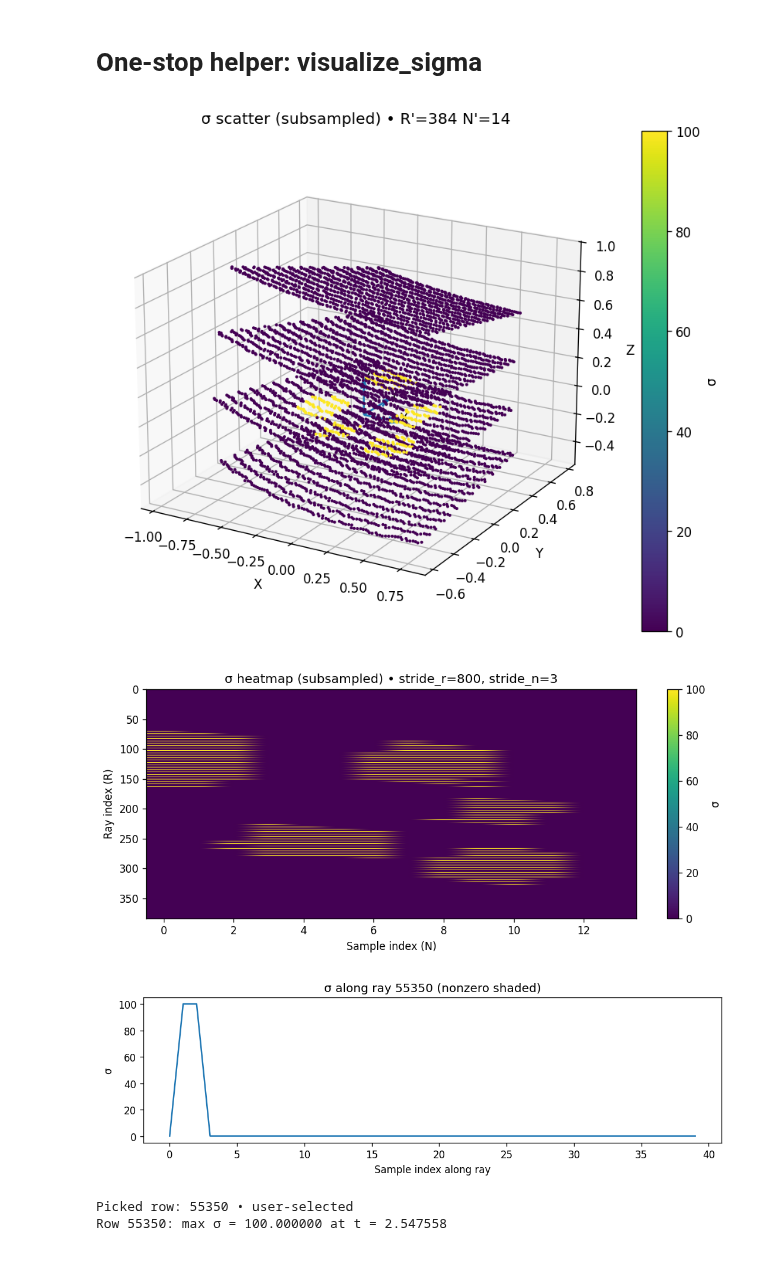
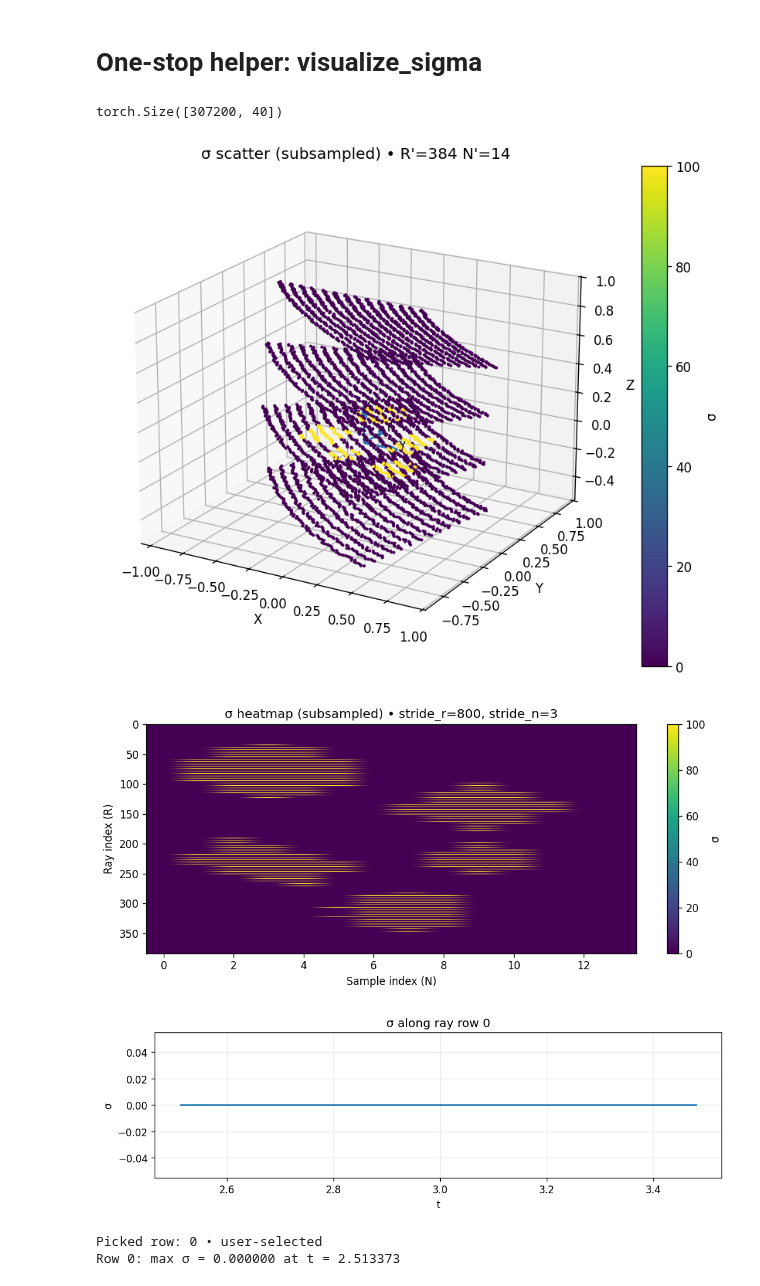
Before and after one commit to WikiGenius/nerf-lab, a Jupyter notebook: examples/demo_data_io/run_first_experiment_load.ipynb, the cells around one changed output. Saved outputs shown, nothing was run; the diff lists cells and outputs as text; code cells hidden in the pictures.

```diff
--- a/examples/demo_data_io/run_first_experiment_load.ipynb
+++ b/examples/demo_data_io/run_first_experiment_load.ipynb
@@ -66,7 +66,7 @@ def get_intrinsics_from_cfg() -> Intrinsics:
 # Parameters (edit these)
 # %%
 # ---- Parameters ----
-scene_dir = Path("../../data/data_experiment1")   # root scene directory
+scene_dir = Path("../../data/data_experiment2")   # root scene directory
 split      = "train"                             # one of: "train", "val", "test"
 seed       = 7
 cfg_hash   = None                                # if None, auto-discover from cache folder
@@ -77,7 +77,7 @@ show_world = True                                # set True to plot the world an
 world_json_path = "../data/world.json"           # update if your world.json lives elsewhere
 idx_frame_render = 0                              # which frame index (within loaded batch) to render/evaluate
 idx_ray_render   = 55350
-save_binary_png = True
+save_binary_png = False
 # %% [markdown]
 # Discover cached frames & list NPZ files
 # %%
@@ -193,19 +192,20 @@ if save_path is not None:
 # %%
 t_frame     = batch["t"][idx]       # (R, N)
 delta_frame = batch["delta"][idx]   # (R, N)
 pts_frame   = batch["X"][idx]       # (R, N, 3)
 sigma_frame = batch["sigma"][idx]   # (R, N)
-
+print(sigma_frame.shape)
 samples = (t_frame, delta_frame, pts_frame)
 
 try:
-    _ = visualize_sigma(samples, sigma_frame, idx_ray_render=idx_ray_render)
+    _ = visualize_sigma(samples, sigma_frame, idx_ray_render=idx_frame_render)
     plt.show()
 except Exception as e:
     print("[Warn] visualize_sigma skipped:", e)
 # %% [output]
+torch.Size([307200, 40])
-[figure, old version]
+[figure, new version]
-[figure, old version]
+[figure, new version]
-[figure, old version]
+[figure, new version]
-Picked row: 55350 • user‑selected
-Row 55350: max σ = 100.000000 at t = 2.547558
+Picked row: 0 • user‑selected
+Row 0: max σ = 0.000000 at t = 2.513373
```
Also changed, not shown: parts of 2 cells of this notebook, 5 other files.
